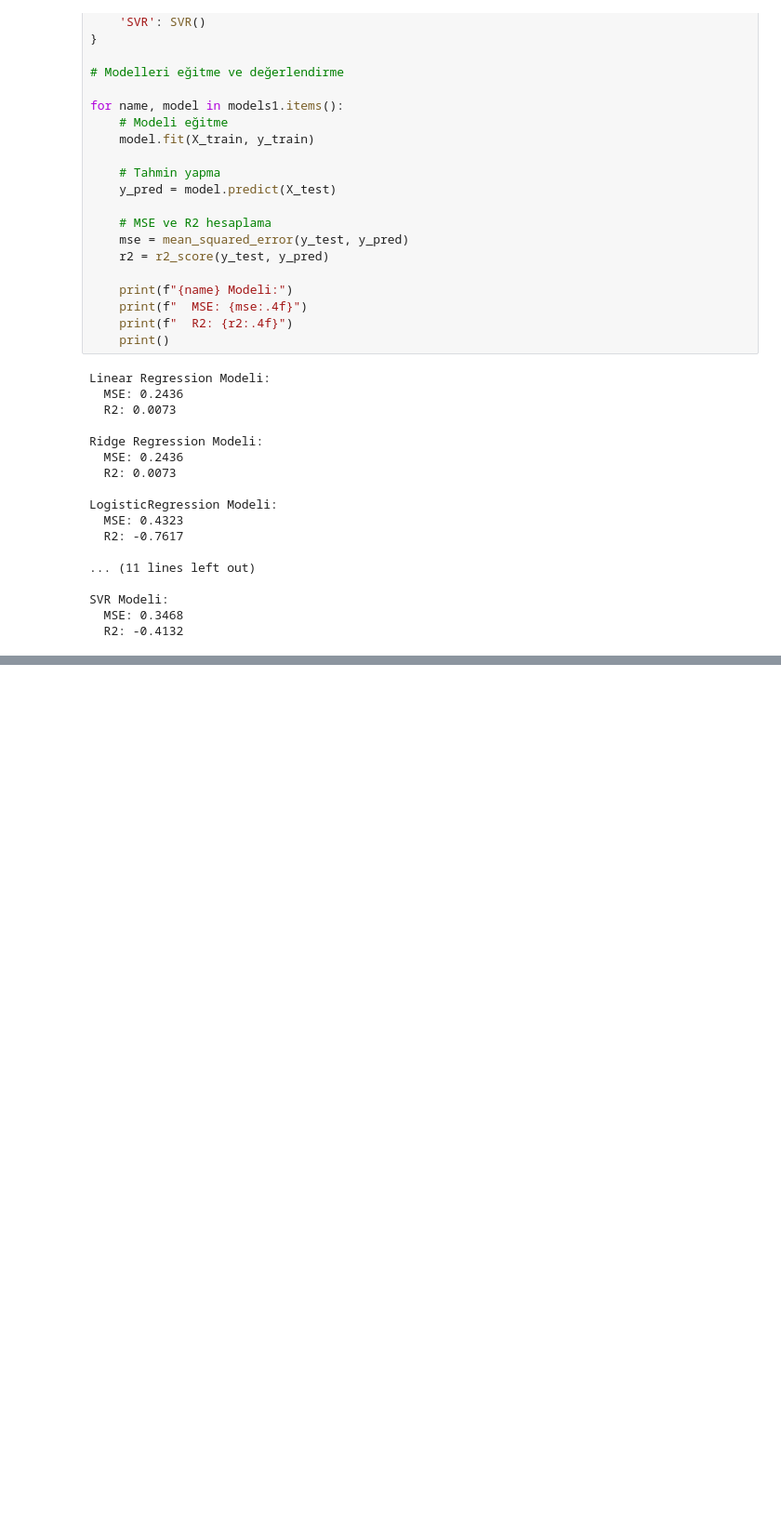
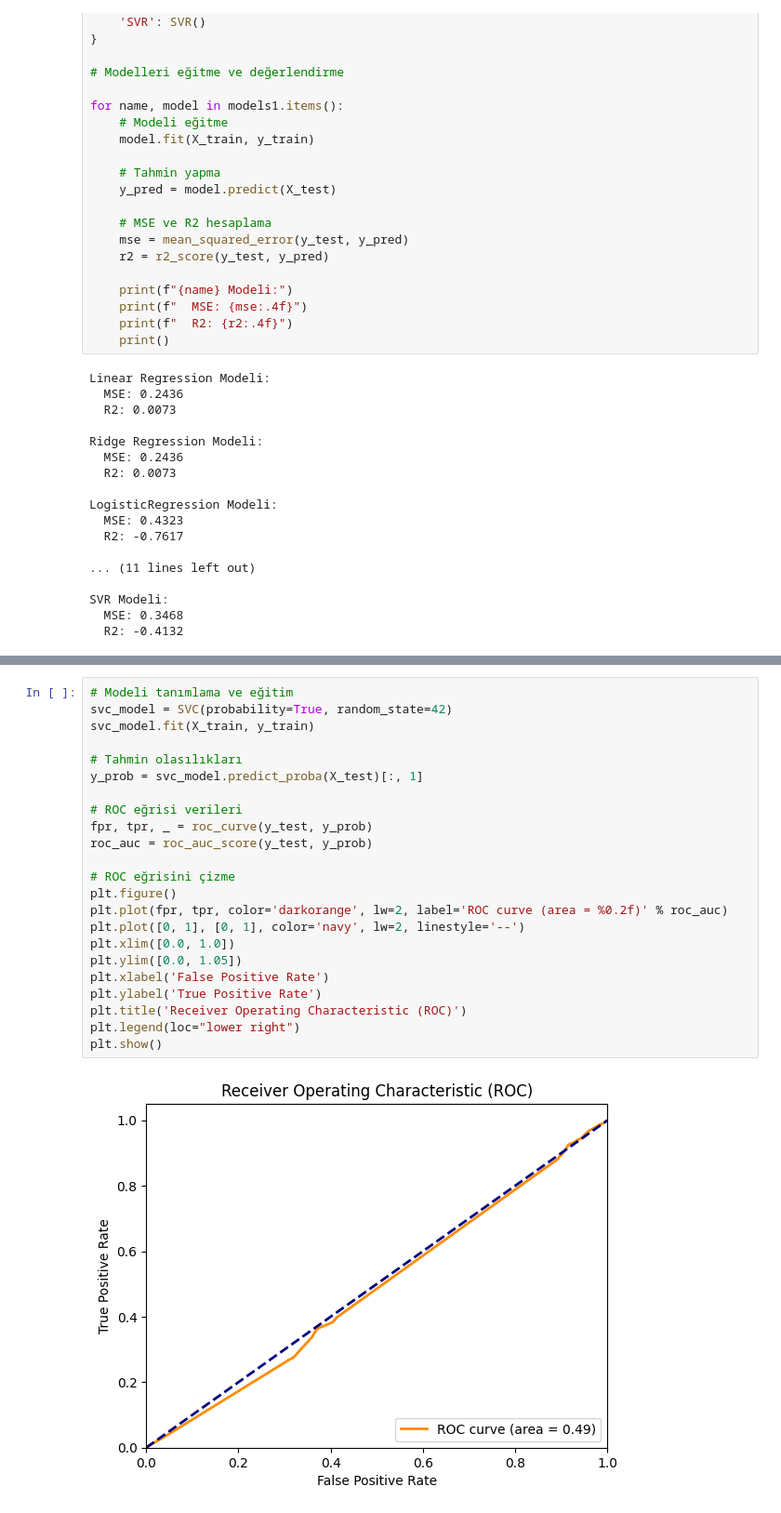
Before and after one commit to elifftop/Proje2, a Jupyter notebook: deneme.ipynb, the cells around one changed output, grey strips where cells are left out. Shown: that part at 93% size. Saved outputs shown, nothing was run; the diff lists cells and outputs as text; blank space fills up the shorter version.

```diff
--- a/deneme.ipynb
+++ b/deneme.ipynb
@@ -1040,0 +1209,25 @@ Random Forest Classifier Modeli:
+# %%
+# Modeli tanımlama ve eğitim
+svc_model = SVC(probability=True, random_state=42)
+svc_model.fit(X_train, y_train)
+
+# Tahmin olasılıkları
+y_prob = svc_model.predict_proba(X_test)[:, 1]
+
+# ROC eğrisi verileri
+fpr, tpr, _ = roc_curve(y_test, y_prob)
+roc_auc = roc_auc_score(y_test, y_prob)
+
+# ROC eğrisini çizme
+plt.figure()
+plt.plot(fpr, tpr, color='darkorange', lw=2, label='ROC curve (area = %0.2f)' % roc_auc)
+plt.plot([0, 1], [0, 1], color='navy', lw=2, linestyle='--')
+plt.xlim([0.0, 1.0])
+plt.ylim([0.0, 1.05])
+plt.xlabel('False Positive Rate')
+plt.ylabel('True Positive Rate')
+plt.title('Receiver Operating Characteristic (ROC)')
+plt.legend(loc="lower right")
+plt.show()
+# %% [output]
+[figure, added]
```
Also changed, not shown: parts of 13 cells of this notebook, 1 other file.
